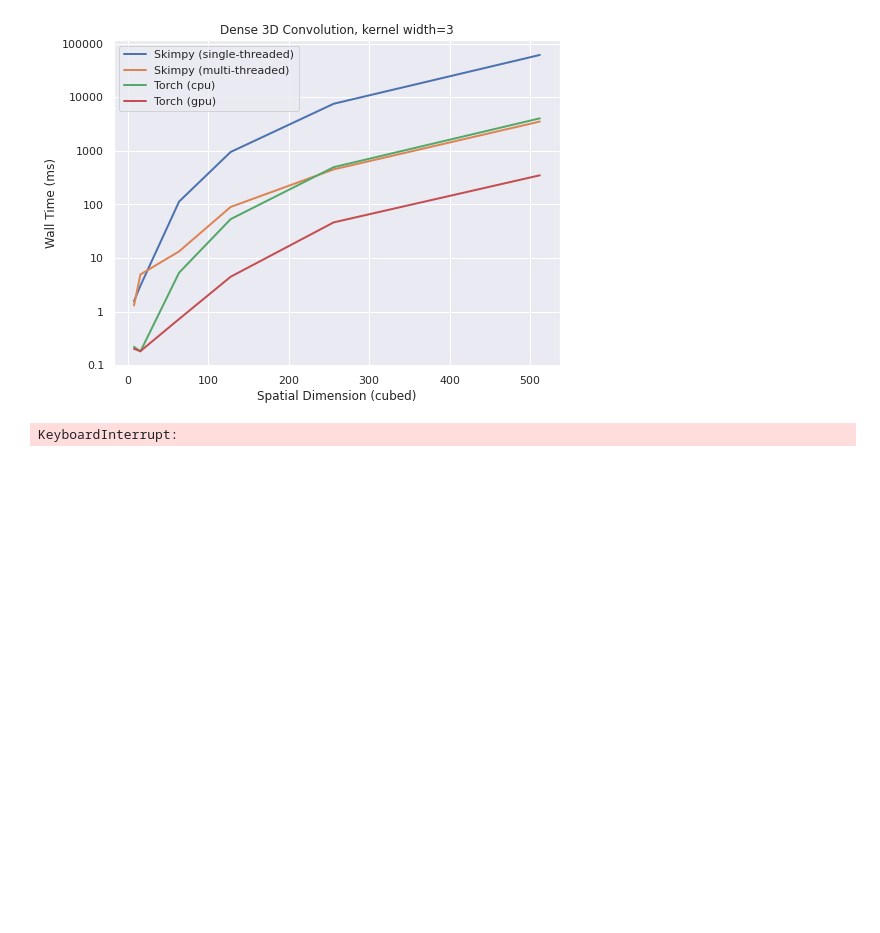
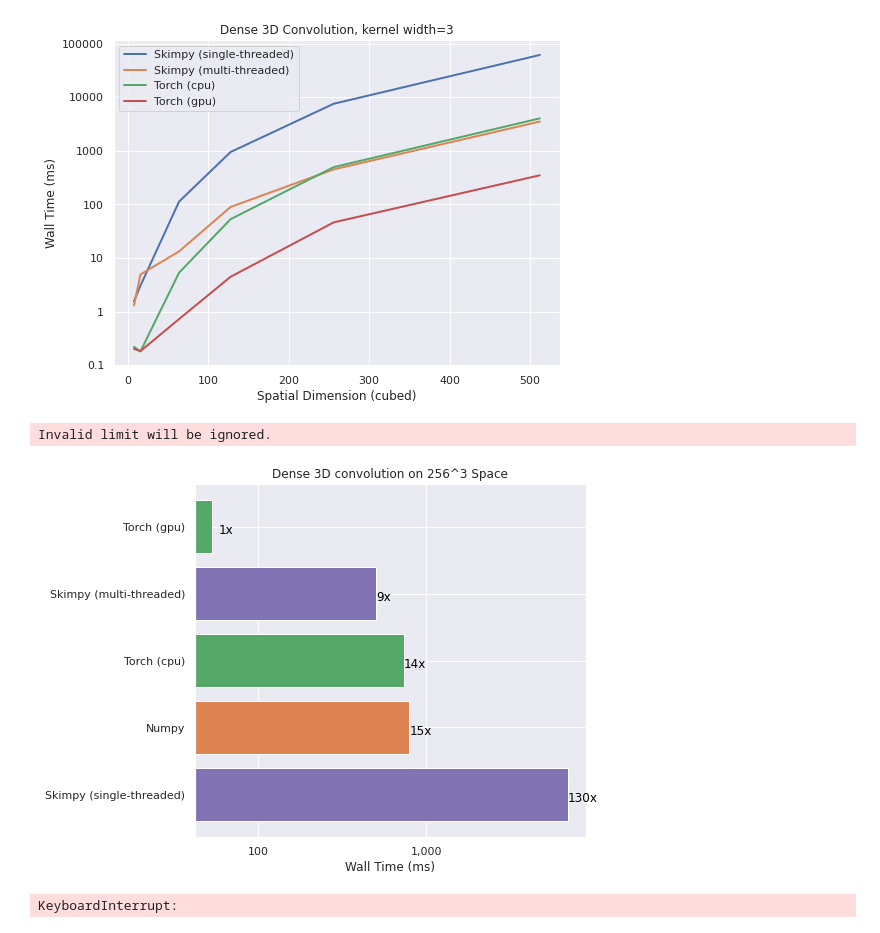
Before and after one commit to turtlesoupy/pyskip, a Jupyter notebook: notebooks/skimpy_bench_project.ipynb, the cells around one changed output. Drawn from its saved outputs; the diff is of its cells as text; code cells hidden in the pictures; blank space fills up the shorter version.

Commit message:
Fix Benchmarks

```diff
--- a/notebooks/skimpy_bench_project.ipynb
+++ b/notebooks/skimpy_bench_project.ipynb
@@ -223,13 +223,20 @@ CONV_SUITE_WITH_GPU = {
             "num_threads": 32
         },
     },
+    "Scipy (numpy)": {
+        "method": "run_numpy",
+    },
     "Torch (cpu)": {
         "method": "run_torch",
+        "kwargs": {
+            "num_threads": 32,
+        },
     },
     "Torch (gpu)": {
         "method": "run_torch",
         "kwargs": {
             "device": "cuda:0",
+            "num_threads": 32,
         }
     },
 }
@@ -497,6 +504,19 @@ line_plot(
 )
 # %% [output]
 [figure]
+# %%
+two_by_two = benchmarks.Dense3DConvolutionBenchmark.run_suite(
+    shape=(256, 256, 256),
+    kernel_width=3,
+    suite=CONV_SUITE_WITH_GPU,
+    repeats=NUM_REPEATS,
+)
+# %%
+plot_bar(two_by_two, title="Dense 3D convolution on 256^3 Space", xlabel="Wall Time (ms)", xlog=True,
+         output_path="/home/tdimson/projects/cs348k/project/final_report/plots/dense_3d_conv.png")
+# %% [output]
+Invalid limit will be ignored.
+[figure, added]
 # %%
 def run_length_conv_suite(num_non_zeros, spatial_width, kernel_width):
     return benchmarks.RunLength3DConvolutionBenchmark.run_suite_axis(
```
Also changed, not shown: parts of 15 cells of this notebook, 3 other files.
